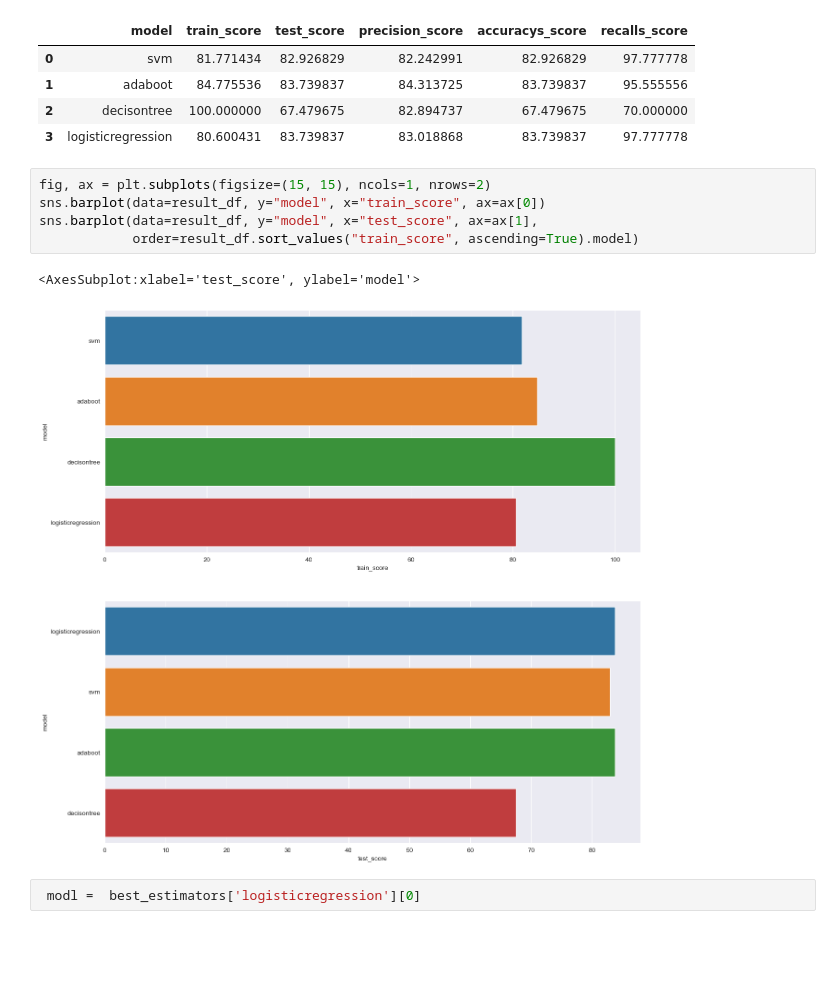
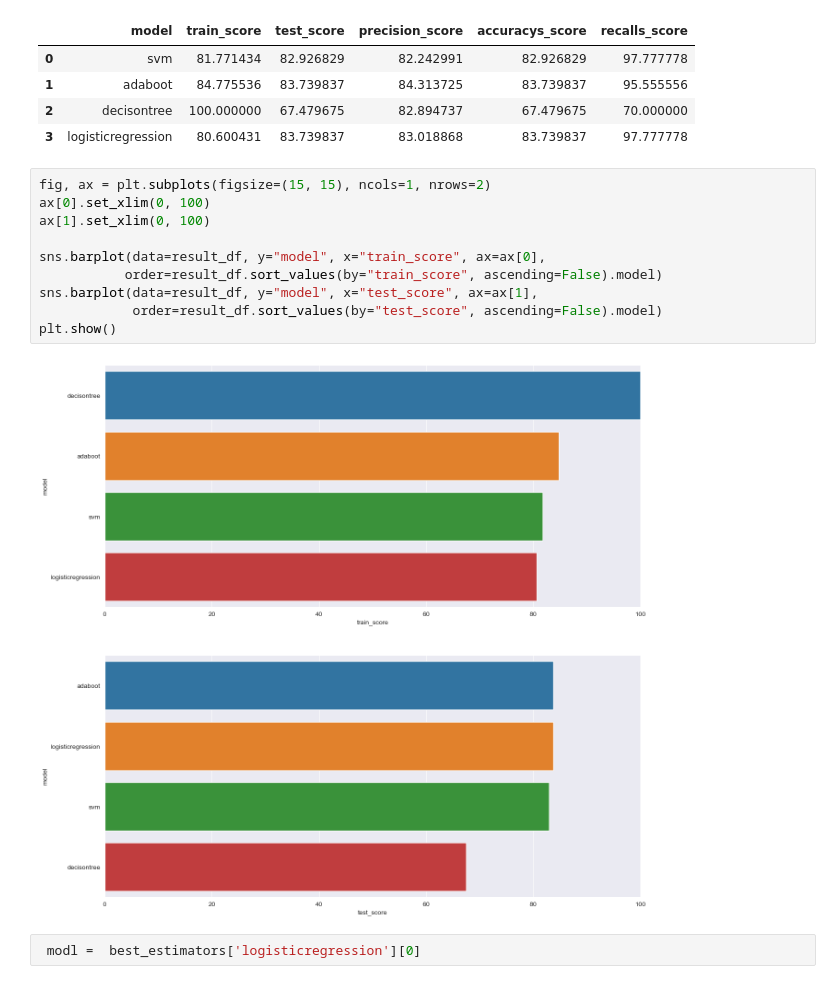
Before and after one commit to kazeemolaitanmusbau/Loan-Eligibility-Prediction-Using-Machine-Learning, a Jupyter notebook: Jupyter NoteBook Model.ipynb, the cells around one changed output. Saved outputs shown, nothing was run; the diff lists cells and outputs as text; blank space fills up the shorter version.

```diff
--- a/Jupyter NoteBook Model.ipynb
+++ b/Jupyter NoteBook Model.ipynb
@@ -154,12 +154,16 @@ result_df
 | 3 | logisticregression | 80.600431 | 83.739837 | 83.018868 | 83.739837 | 97.777778 |
 # %%
 fig, ax = plt.subplots(figsize=(15, 15), ncols=1, nrows=2)
-sns.barplot(data=result_df, y="model", x="train_score", ax=ax[0])
+ax[0].set_xlim(0, 100)
+ax[1].set_xlim(0, 100)
+
+sns.barplot(data=result_df, y="model", x="train_score", ax=ax[0],
+           order=result_df.sort_values(by="train_score", ascending=False).model)
 sns.barplot(data=result_df, y="model", x="test_score", ax=ax[1],
-            order=result_df.sort_values("train_score", ascending=True).model)
+            order=result_df.sort_values(by="test_score", ascending=False).model)
+plt.show()
 # %% [output]
-<AxesSubplot:xlabel='test_score', ylabel='model'>
-[figure, old version]
+[figure, new version]
 # %%
  modl =  best_estimators['logisticregression'][0]
 # %%
```
